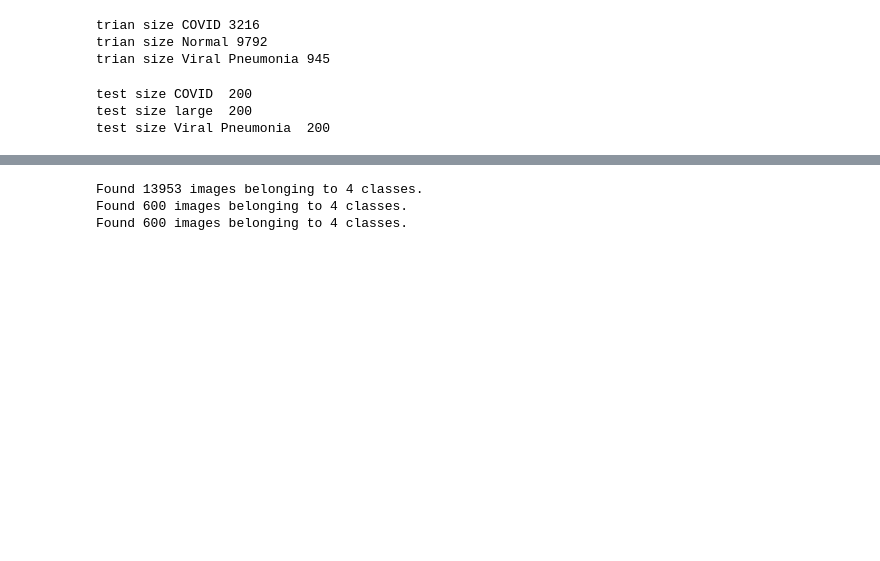
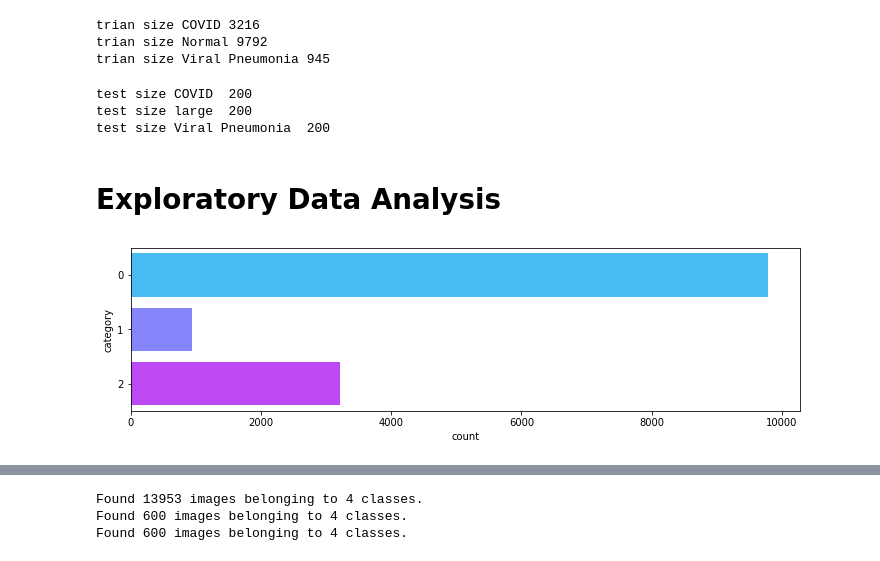
Before and after one commit to ellahn3/MiniProject, a Jupyter notebook: model_nn_final.ipynb, the cells around one changed output, grey strips where cells are left out. Cells and saved outputs as stored; diff of their text form; code cells hidden in the pictures; blank space fills up the shorter version.

```diff
--- a/model_nn_final.ipynb
+++ b/model_nn_final.ipynb
@@ -59,3 +81,38 @@ print('test size Viral Pneumonia ',len(test_Viral_Pneumonia))
 test size COVID  200
 test size large  200
 test size Viral Pneumonia  200
+# %% [markdown]
+# Exploratory Data Analysis
+# %%
+filenames = os.listdir(train_ds+'/COVID')+os.listdir(train_ds+'/Normal')+os.listdir(train_ds+'/Viral Pneumonia')
+categories = []
+for filename in filenames:
+    category = filename.split('-')[0]
+    if category == 'COVID':
+        categories.append(str(2))
+    elif category == 'Viral Pneumonia':
+        categories.append(str(1))
+    else:
+        categories.append(str(0))
+
+for i in range(len(filenames)):
+    if 'COVID' in filenames[i]:
+        filenames[i] = os.path.join(train_ds+'/COVID', filenames[i])
+    elif 'Viral Pneumonia' in filenames[i]:
+        filenames[i] = os.path.join(train_ds+'/Viral Pneumonia', filenames[i])
+    else:
+        filenames[i] = os.path.join(train_ds+'/Normal', filenames[i])
+
+
+trainds = pd.DataFrame({
+    'filename': filenames,
+    'category': categories
+})
+# %%
+#Exploratory Data Analysis
+plt.figure(figsize=(12,3))
+splot = sns.countplot(data = trainds.sort_values(by='category'), y ='category', palette='cool', saturation=0.9)
+
+plt.show()
+# %% [output]
+[figure, added]
```
Also changed, not shown: parts of 27 cells of this notebook.
